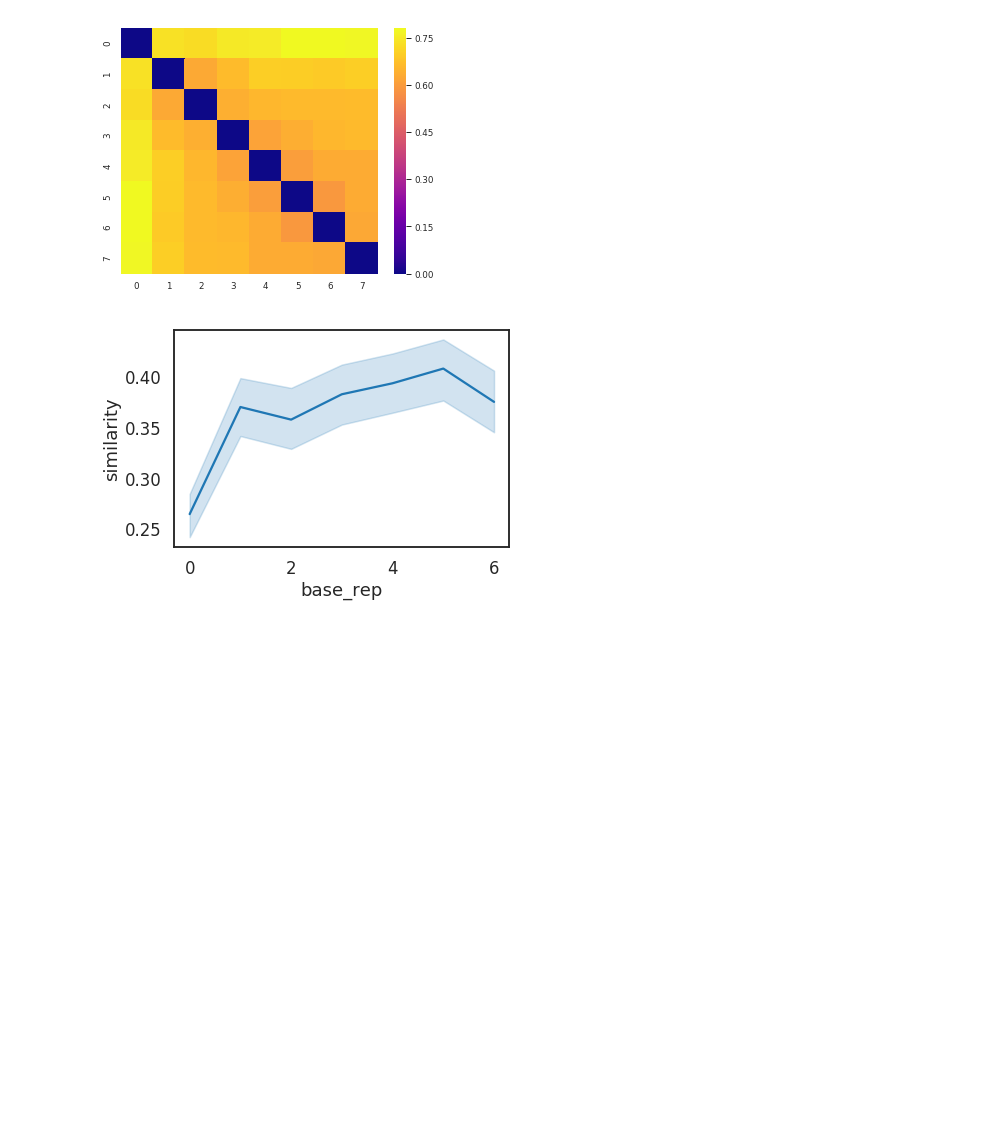
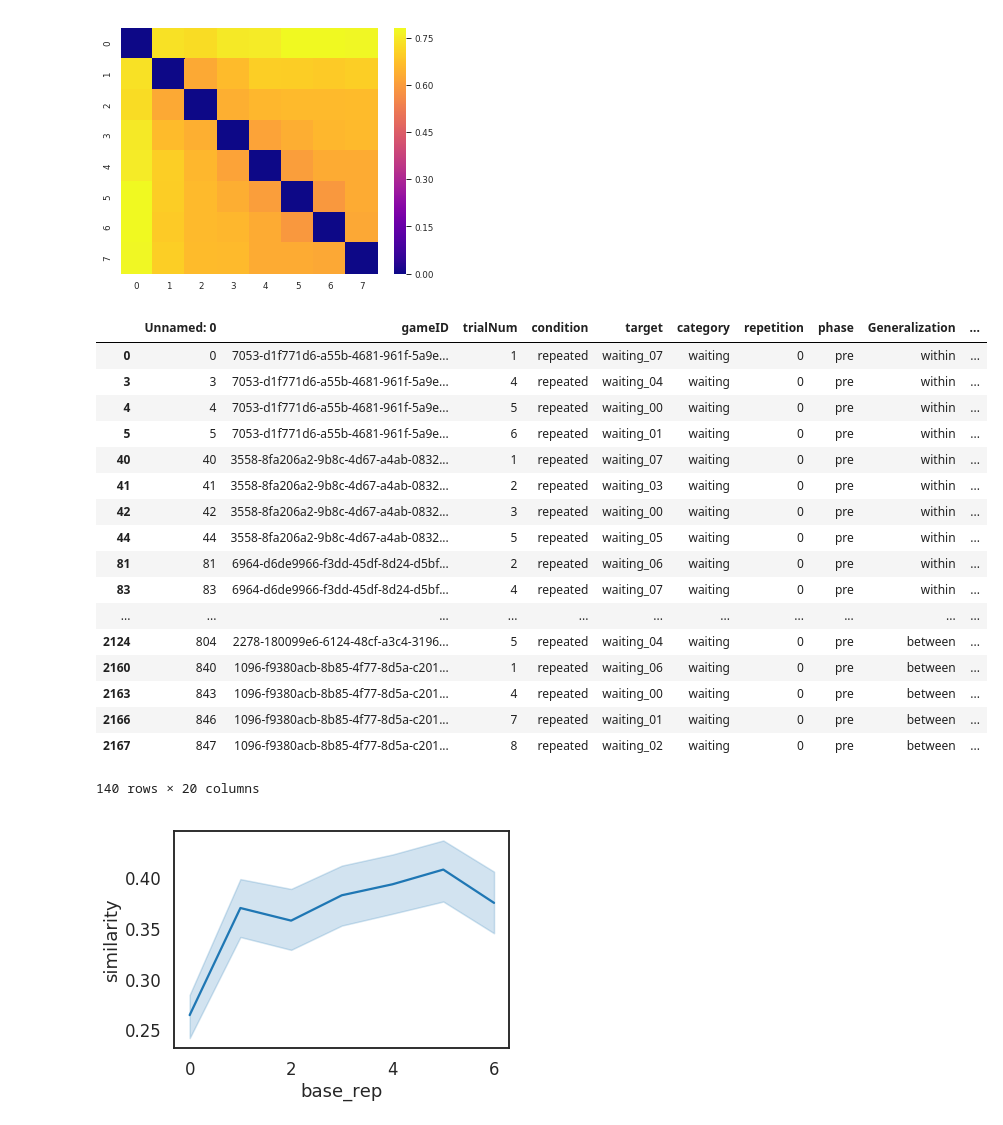
Before and after one commit to cogtoolslab/graphical_conventions_cogsci19, a Jupyter notebook: analysis/ipynb/megsano/analyze_data.ipynb, the cells around one changed output. Cells and saved outputs as stored; diff of their text form; code cells hidden in the pictures; blank space fills up the shorter version.

```diff
--- a/analysis/ipynb/megsano/analyze_data.ipynb
+++ b/analysis/ipynb/megsano/analyze_data.ipynb
@@ -119,6 +210,28 @@ reload(h)
 arr_of_cormats = h.make_adjacency_matrix(M, F, 'gameID')
 # %% [output]
 [figure]
+# %%
+check = D[(D['category'] == 'waiting') & (D['condition'] == 'repeated') & (D['repetition'] == 0)]
+check.head(1500)
+# %% [output]
+|  | Unnamed: 0 | gameID | trialNum | condition | target | category | repetition | phase | Generalization | ... |
+| 0 | 0 | 7053-d1f771d6-a55b-4681-961f-5a9e... | 1 | repeated | waiting_07 | waiting | 0 | pre | within | ... |
+| 3 | 3 | 7053-d1f771d6-a55b-4681-961f-5a9e... | 4 | repeated | waiting_04 | waiting | 0 | pre | within | ... |
+| 4 | 4 | 7053-d1f771d6-a55b-4681-961f-5a9e... | 5 | repeated | waiting_00 | waiting | 0 | pre | within | ... |
+| 5 | 5 | 7053-d1f771d6-a55b-4681-961f-5a9e... | 6 | repeated | waiting_01 | waiting | 0 | pre | within | ... |
+| 40 | 40 | 3558-8fa206a2-9b8c-4d67-a4ab-0832... | 1 | repeated | waiting_07 | waiting | 0 | pre | within | ... |
+| 41 | 41 | 3558-8fa206a2-9b8c-4d67-a4ab-0832... | 2 | repeated | waiting_03 | waiting | 0 | pre | within | ... |
+| 42 | 42 | 3558-8fa206a2-9b8c-4d67-a4ab-0832... | 3 | repeated | waiting_00 | waiting | 0 | pre | within | ... |
+| 44 | 44 | 3558-8fa206a2-9b8c-4d67-a4ab-0832... | 5 | repeated | waiting_05 | waiting | 0 | pre | within | ... |
+| 81 | 81 | 6964-d6de9966-f3dd-45df-8d24-d5bf... | 2 | repeated | waiting_06 | waiting | 0 | pre | within | ... |
+| 83 | 83 | 6964-d6de9966-f3dd-45df-8d24-d5bf... | 4 | repeated | waiting_07 | waiting | 0 | pre | within | ... |
+| ... | ... | ... | ... | ... | ... | ... | ... | ... | ... | ... |
+| 2124 | 804 | 2278-180099e6-6124-48cf-a3c4-3196... | 5 | repeated | waiting_04 | waiting | 0 | pre | between | ... |
+| 2160 | 840 | 1096-f9380acb-8b85-4f77-8d5a-c201... | 1 | repeated | waiting_06 | waiting | 0 | pre | between | ... |
+| 2163 | 843 | 1096-f9380acb-8b85-4f77-8d5a-c201... | 4 | repeated | waiting_00 | waiting | 0 | pre | between | ... |
+| 2166 | 846 | 1096-f9380acb-8b85-4f77-8d5a-c201... | 7 | repeated | waiting_01 | waiting | 0 | pre | between | ... |
+| 2167 | 847 | 1096-f9380acb-8b85-4f77-8d5a-c201... | 8 | repeated | waiting_02 | waiting | 0 | pre | between | ... |
+140 rows × 20 columns
 # %%
 h.plot_within_interaction_similarity(arr_of_corrmats)
 # %% [output]
```
Also changed, not shown: parts of 9 cells of this notebook, 3 other files.
